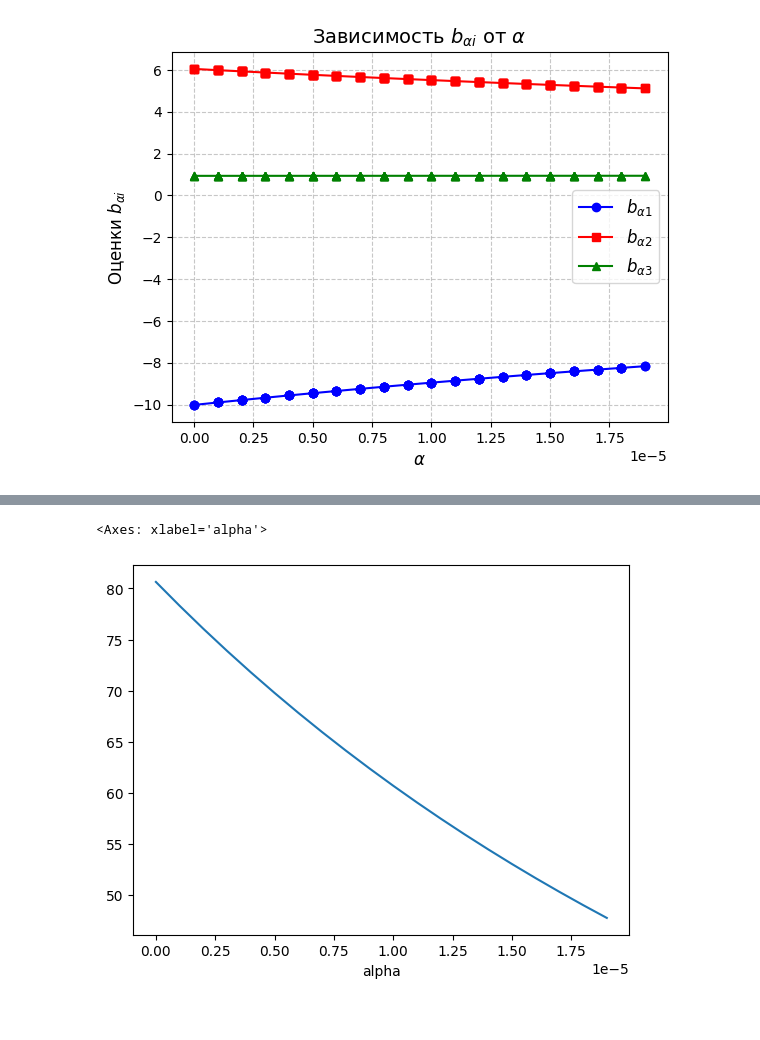
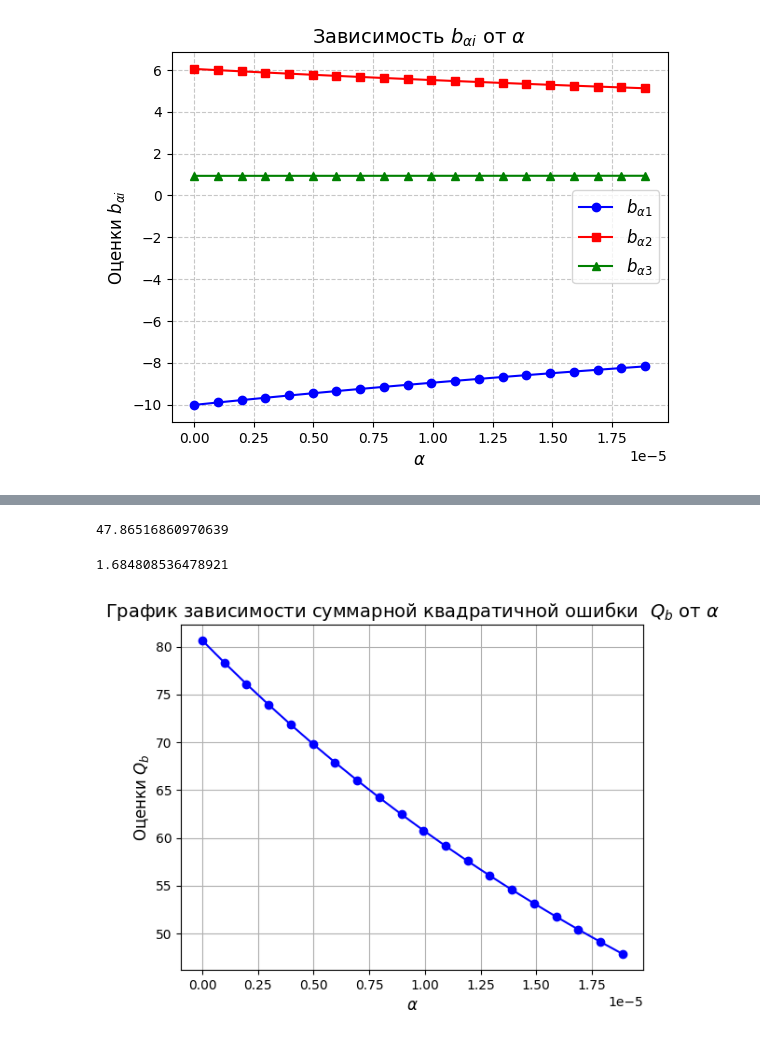
Before and after one commit to Aveocr/regression_analysis, a Jupyter notebook: 2semestr/2lb.ipynb, the cells around one changed output, grey strips where cells are left out. Cells and saved outputs as stored; diff of their text form; code cells hidden in the pictures.

```diff
--- a/2semestr/2lb.ipynb
+++ b/2semestr/2lb.ipynb
@@ -230,7 +258,4 @@ print(np.round(alpha, 6))
 # %% [output]
 6e-06
 # %%
-h = alpha * 3 / 100
-alpha_range = [round(float(h*i), 6) for i in range(0, 100)]
-for i in alpha_range:
-    print("{:.6f}".format(i), end=' ')
+alpha_range = np.linspace(0, alpha*3, 20)
@@ -283,6 +344,17 @@ df.T
+# %%
+min(df['Q'])
+# %% [output]
+47.86516860970639
+# %%
+print(MVQE(df['Q']))
+# %% [output]
+1.684808536478921
 # %%
-df['Q'].plot()
+plt.plot(df.index, df['Q'], label='$b_{\\alpha 1}$', color='blue', marker='o')
+plt.title('График зависимости суммарной квадратичной ошибки  $Q_b$ от $\\alpha$', fontsize=14)
+plt.xlabel('$\\alpha$', fontsize=12)
+plt.ylabel('Оценки $Q_b$', fontsize=12)
+plt.grid()
 # %% [output]
-<Axes: xlabel='alpha'>
-[figure, old version]
+[figure, new version]
 # %%
```
Also changed, not shown: parts of 13 cells of this notebook, 2 other files.
